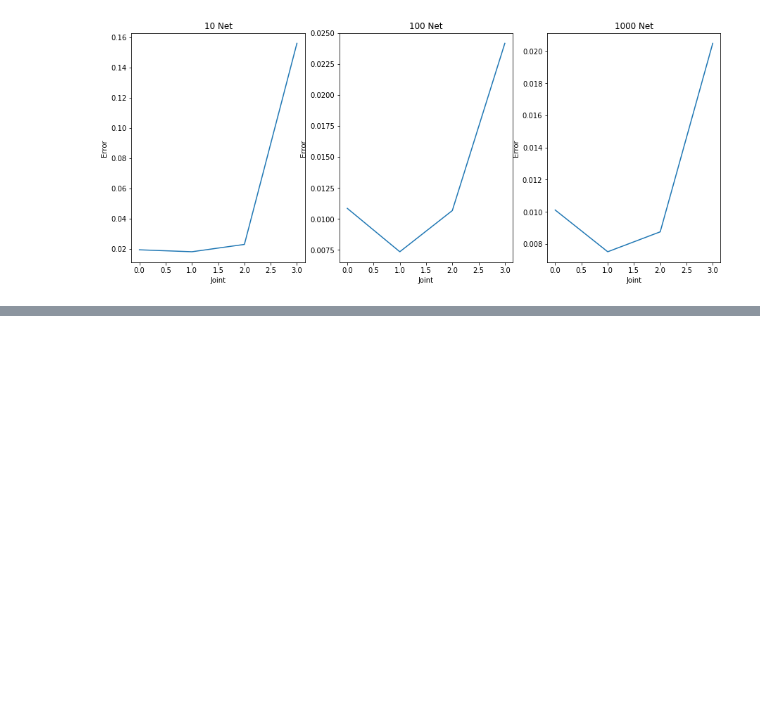
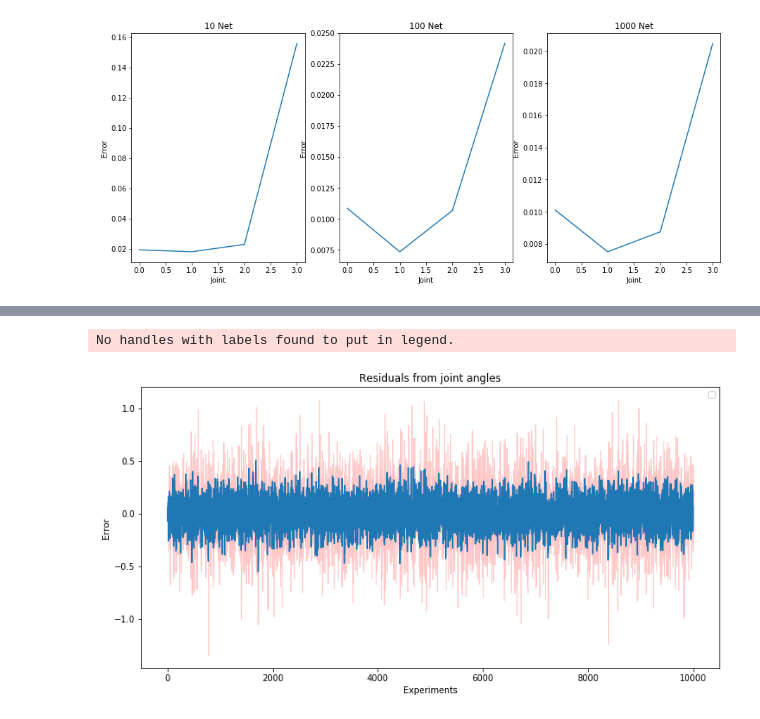
Before and after one commit to Skorkmaz88/vrepLearning, a Jupyter notebook: VrepLearning.ipynb, the cells around one changed output, grey strips where cells are left out. Saved outputs shown, nothing was run; the diff lists cells and outputs as text; code cells hidden in the pictures; blank space fills up the shorter version.

```diff
--- a/VrepLearning.ipynb
+++ b/VrepLearning.ipynb
@@ -670,0 +997,22 @@ with open('.pkl', 'wb') as f:  # Python 3: open(..., 'wb')
+# %%
+# set style, empty figure and axes
+fig = plt.figure(figsize=(12,6))
+ax = fig.add_subplot(111)
+
+# Get index values for the X axis for facebook DataFrame
+x_axis = axis
+
+# Plot shaded 21 Day Bollinger Band for Facebook
+ax.fill_between(x_axis[0:10000], upper_bound[0:10000], lower_bound[0:10000], color='red', alpha=0.2)
+
+
+ax.plot(mean_line[0:10000])
+# Set Title & Show the Image
+ax.set_title('Residuals from joint angles')
+ax.set_xlabel('Experiments')
+ax.set_ylabel('Error')
+ax.legend()
+plt.show();
+# %% [output]
+No handles with labels found to put in legend.
+[figure, added]
```
Also changed, not shown: parts of 56 cells of this notebook.
